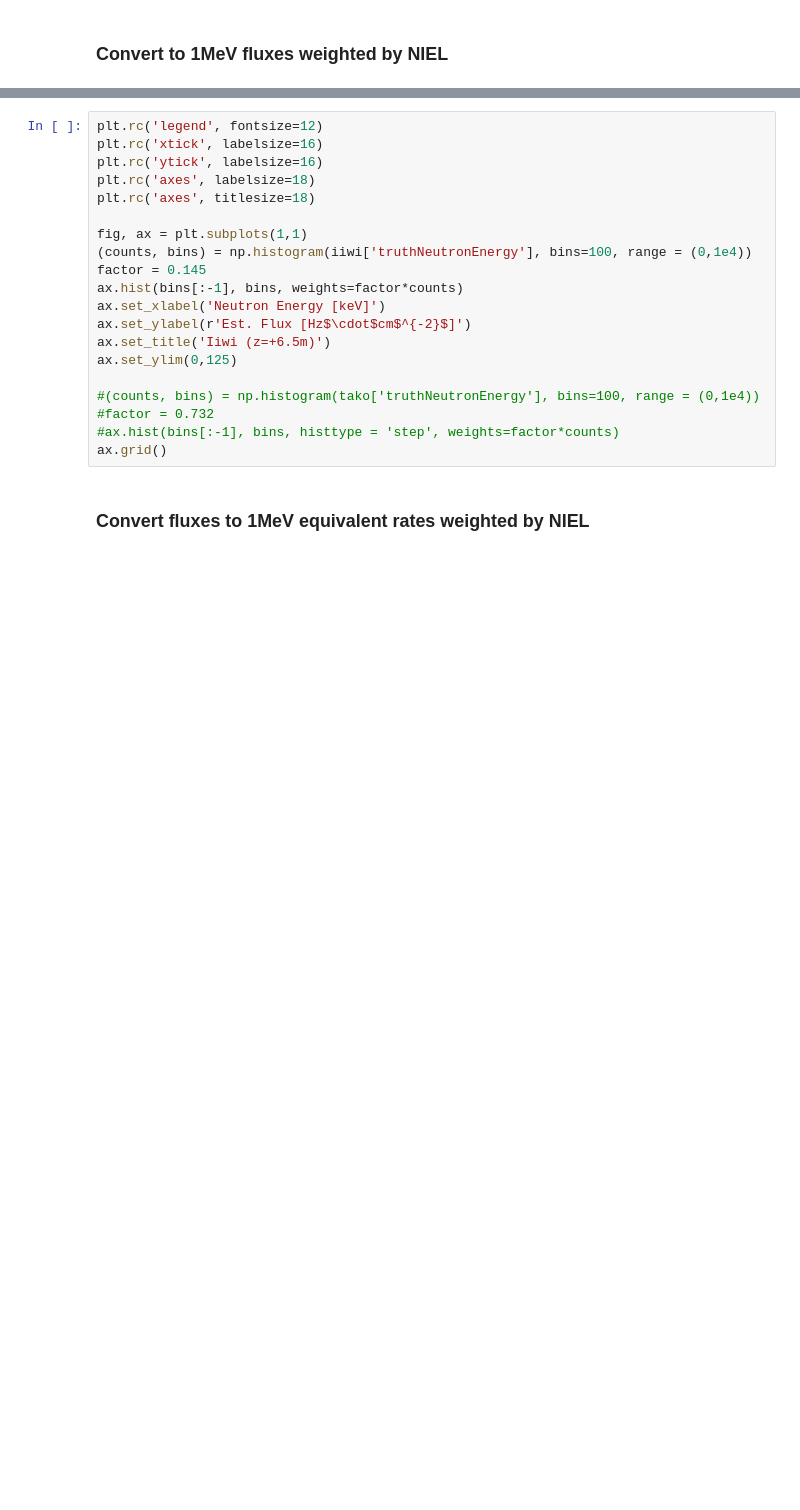
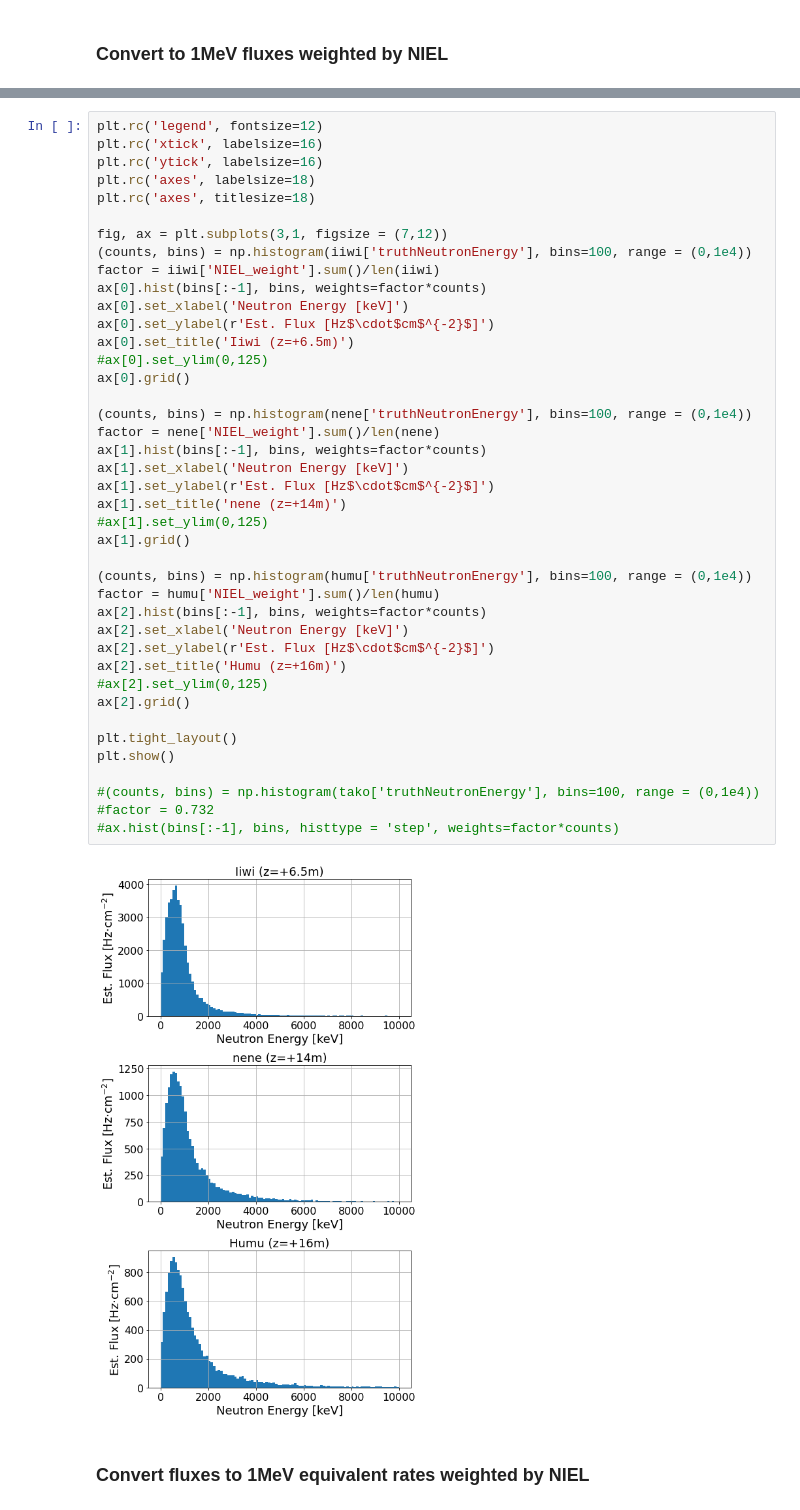
Before and after one commit to jschuel/jeff_workspace, a Jupyter notebook: analysis/phase3/with_sim/Neutron flux spectra.ipynb, the cells around one changed output, grey strips where cells are left out. Drawn from its saved outputs; the diff is of its cells as text; blank space fills up the shorter version.

```diff
--- a/analysis/phase3/with_sim/Neutron flux spectra.ipynb
+++ b/analysis/phase3/with_sim/Neutron flux spectra.ipynb
@@ -112,23 +109,46 @@ plt.show()
 # %%
 plt.rc('legend', fontsize=12)
 plt.rc('xtick', labelsize=16)
 plt.rc('ytick', labelsize=16)
 plt.rc('axes', labelsize=18)
 plt.rc('axes', titlesize=18)
 
-fig, ax = plt.subplots(1,1)
+fig, ax = plt.subplots(3,1, figsize = (7,12))
 (counts, bins) = np.histogram(iiwi['truthNeutronEnergy'], bins=100, range = (0,1e4))
-factor = 0.145
-ax.hist(bins[:-1], bins, weights=factor*counts)
-ax.set_xlabel('Neutron Energy [keV]')
-ax.set_ylabel(r'Est. Flux [Hz$\cdot$cm$^{-2}$]')
-ax.set_title('Iiwi (z=+6.5m)')
-ax.set_ylim(0,125)
+factor = iiwi['NIEL_weight'].sum()/len(iiwi)
+ax[0].hist(bins[:-1], bins, weights=factor*counts)
+ax[0].set_xlabel('Neutron Energy [keV]')
+ax[0].set_ylabel(r'Est. Flux [Hz$\cdot$cm$^{-2}$]')
+ax[0].set_title('Iiwi (z=+6.5m)')
+#ax[0].set_ylim(0,125)
+ax[0].grid()
+
+(counts, bins) = np.histogram(nene['truthNeutronEnergy'], bins=100, range = (0,1e4))
+factor = nene['NIEL_weight'].sum()/len(nene)
+ax[1].hist(bins[:-1], bins, weights=factor*counts)
+ax[1].set_xlabel('Neutron Energy [keV]')
+ax[1].set_ylabel(r'Est. Flux [Hz$\cdot$cm$^{-2}$]')
+ax[1].set_title('nene (z=+14m)')
+#ax[1].set_ylim(0,125)
+ax[1].grid()
+
+(counts, bins) = np.histogram(humu['truthNeutronEnergy'], bins=100, range = (0,1e4))
+factor = humu['NIEL_weight'].sum()/len(humu)
+ax[2].hist(bins[:-1], bins, weights=factor*counts)
+ax[2].set_xlabel('Neutron Energy [keV]')
+ax[2].set_ylabel(r'Est. Flux [Hz$\cdot$cm$^{-2}$]')
+ax[2].set_title('Humu (z=+16m)')
+#ax[2].set_ylim(0,125)
+ax[2].grid()
+
+plt.tight_layout()
+plt.show()
 
 #(counts, bins) = np.histogram(tako['truthNeutronEnergy'], bins=100, range = (0,1e4))
 #factor = 0.732
 #ax.hist(bins[:-1], bins, histtype = 'step', weights=factor*counts)
-ax.grid()
+# %% [output]
+[figure, added]
 # %% [markdown]
 ### Convert fluxes to 1MeV equivalent rates weighted by NIEL
 # %%
```
Also changed, not shown: parts of 4 cells of this notebook, 3 other files.
